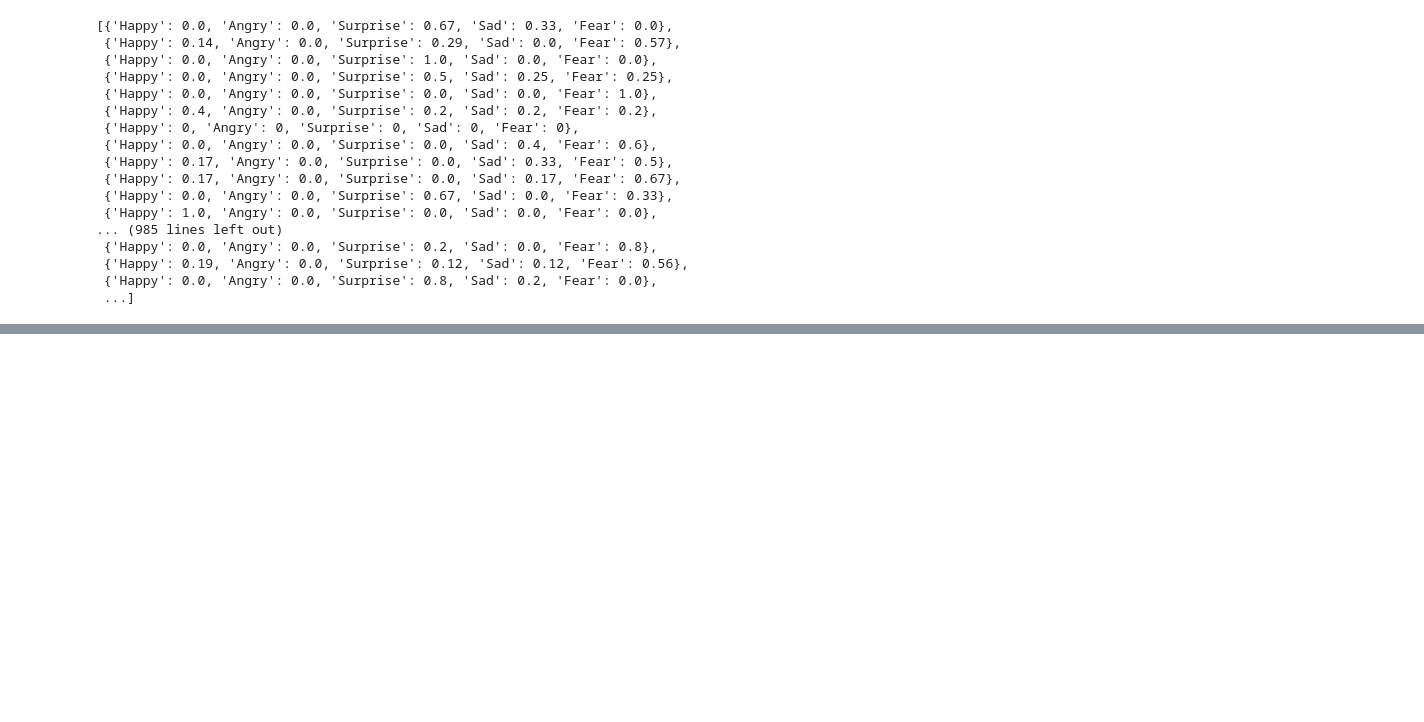
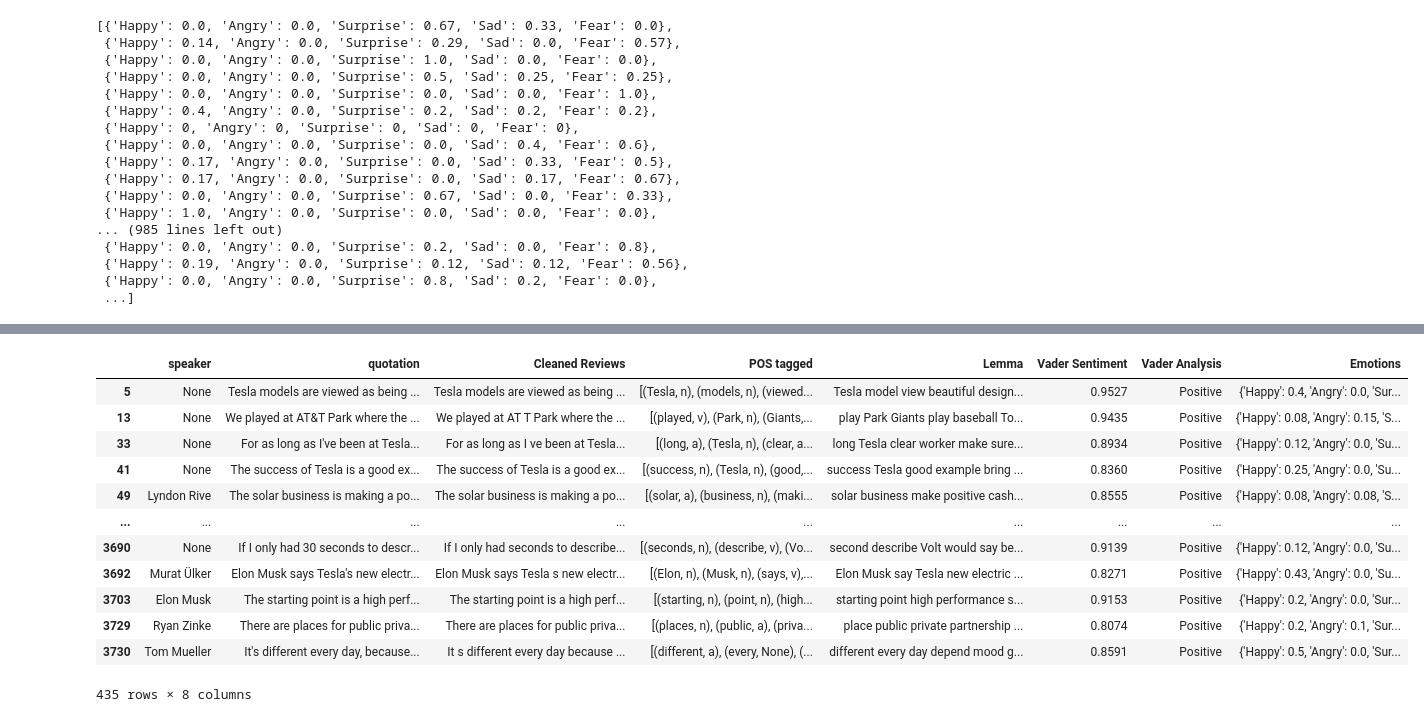
Before and after one commit to epfl-ada/ada-2021-project-les-quatre-neurones, a Jupyter notebook: emotion_processing.ipynb, the cells around one changed output, grey strips where cells are left out. Drawn from its saved outputs; the diff is of its cells as text; code cells hidden in the pictures; blank space fills up the shorter version.

```diff
--- a/emotion_processing.ipynb
+++ b/emotion_processing.ipynb
@@ -241,0 +284,18 @@ emotions
+# %%
+positive = df_evolution[df_evolution["Vader Analysis"] == "Positive"]
+top_vals = positive[positive["Vader Sentiment"] > 0.8]
+top_vals
+# %% [output]
+|  | speaker | quotation | Cleaned Reviews | POS tagged | Lemma | Vader Sentiment | Vader Analysis | Emotions |
+| 5 | None | Tesla models are viewed as being ... | Tesla models are viewed as being ... | [(Tesla, n), (models, n), (viewed... | Tesla model view beautiful design... | 0.9527 | Positive | {'Happy': 0.4, 'Angry': 0.0, 'Sur... |
+| 13 | None | We played at AT&T Park where the ... | We played at AT T Park where the ... | [(played, v), (Park, n), (Giants,... | play Park Giants play baseball To... | 0.9435 | Positive | {'Happy': 0.08, 'Angry': 0.15, 'S... |
+| 33 | None | For as long as I've been at Tesla... | For as long as I ve been at Tesla... | [(long, a), (Tesla, n), (clear, a... | long Tesla clear worker make sure... | 0.8934 | Positive | {'Happy': 0.12, 'Angry': 0.0, 'Su... |
+| 41 | None | The success of Tesla is a good ex... | The success of Tesla is a good ex... | [(success, n), (Tesla, n), (good,... | success Tesla good example bring ... | 0.8360 | Positive | {'Happy': 0.25, 'Angry': 0.0, 'Su... |
+| 49 | Lyndon Rive | The solar business is making a po... | The solar business is making a po... | [(solar, a), (business, n), (maki... | solar business make positive cash... | 0.8555 | Positive | {'Happy': 0.08, 'Angry': 0.08, 'S... |
+| ... | ... | ... | ... | ... | ... | ... | ... | ... |
+| 3690 | None | If I only had 30 seconds to descr... | If I only had seconds to describe... | [(seconds, n), (describe, v), (Vo... | second describe Volt would say be... | 0.9139 | Positive | {'Happy': 0.12, 'Angry': 0.0, 'Su... |
+| 3692 | Murat Ülker | Elon Musk says Tesla's new electr... | Elon Musk says Tesla s new electr... | [(Elon, n), (Musk, n), (says, v),... | Elon Musk say Tesla new electric ... | 0.8271 | Positive | {'Happy': 0.43, 'Angry': 0.0, 'Su... |
+| 3703 | Elon Musk | The starting point is a high perf... | The starting point is a high perf... | [(starting, n), (point, n), (high... | starting point high performance s... | 0.9153 | Positive | {'Happy': 0.2, 'Angry': 0.0, 'Sur... |
+| 3729 | Ryan Zinke | There are places for public priva... | There are places for public priva... | [(places, n), (public, a), (priva... | place public private partnership ... | 0.8074 | Positive | {'Happy': 0.2, 'Angry': 0.1, 'Sur... |
+| 3730 | Tom Mueller | It's different every day, because... | It s different every day because ... | [(different, a), (every, None), (... | different every day depend mood g... | 0.8591 | Positive | {'Happy': 0.5, 'Angry': 0.0, 'Sur... |
+435 rows × 8 columns
```
Also changed, not shown: parts of 10 cells of this notebook.
